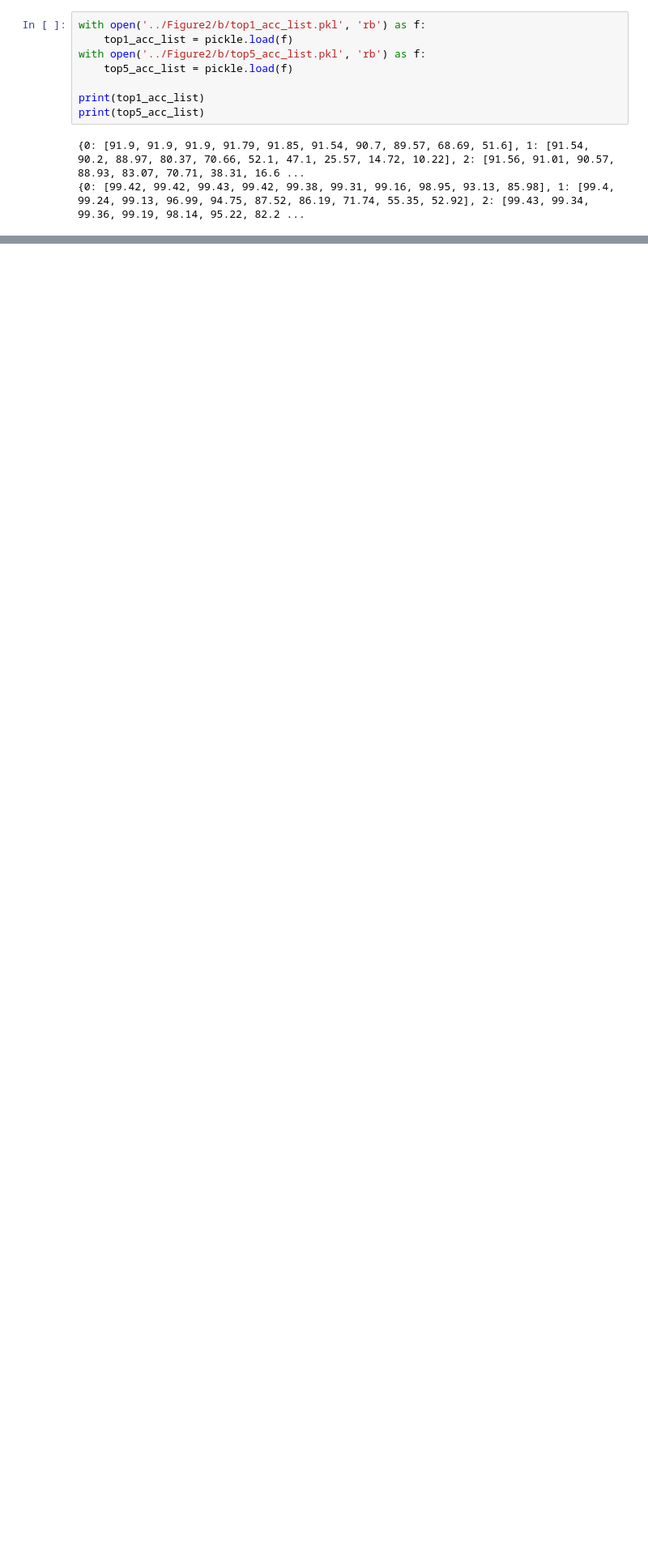
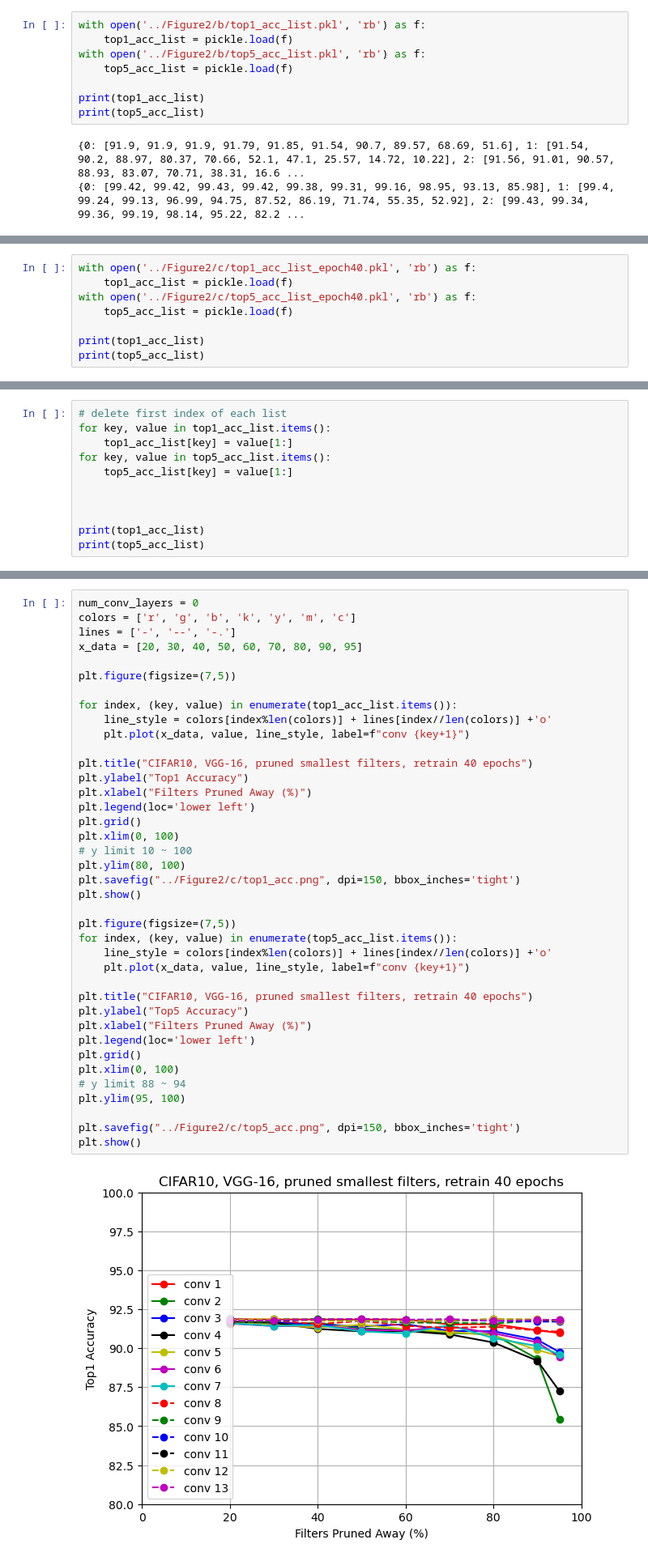
Before and after one commit to LeeHyungSeop/Basic_PyTorch, a Jupyter notebook: 03_Pruning_Filters_for_Efficient_Convnets/vgg16_pruning/fig2_visualization.ipynb, the cells around one changed output, grey strips where cells are left out. Shown at 81% size. Drawn from its saved outputs; the diff is of its cells as text; blank space fills up the shorter version.

```diff
--- a/03_Pruning_Filters_for_Efficient_Convnets/vgg16_pruning/fig2_visualization.ipynb
+++ b/03_Pruning_Filters_for_Efficient_Convnets/vgg16_pruning/fig2_visualization.ipynb
@@ -117,0 +122,8 @@ plt.show()
+# %%
+with open('../Figure2/c/top1_acc_list_epoch40.pkl', 'rb') as f:
+    top1_acc_list = pickle.load(f)
+with open('../Figure2/c/top5_acc_list_epoch40.pkl', 'rb') as f:
+    top5_acc_list = pickle.load(f)
+
+print(top1_acc_list)
+print(top5_acc_list)
@@ -117,0 +133,11 @@ plt.show()
+# %%
+# delete first index of each list
+for key, value in top1_acc_list.items():
+    top1_acc_list[key] = value[1:]
+for key, value in top5_acc_list.items():
+    top5_acc_list[key] = value[1:]
+
+
+
+print(top1_acc_list)
+print(top5_acc_list)
@@ -117,0 +147,41 @@ plt.show()
+# %%
+num_conv_layers = 0
+colors = ['r', 'g', 'b', 'k', 'y', 'm', 'c']
+lines = ['-', '--', '-.']
+x_data = [20, 30, 40, 50, 60, 70, 80, 90, 95]
+
+plt.figure(figsize=(7,5))
+
+for index, (key, value) in enumerate(top1_acc_list.items()):
+    line_style = colors[index%len(colors)] + lines[index//len(colors)] +'o'
+    plt.plot(x_data, value, line_style, label=f"conv {key+1}")
+
+plt.title("CIFAR10, VGG-16, pruned smallest filters, retrain 40 epochs")
+plt.ylabel("Top1 Accuracy")
+plt.xlabel("Filters Pruned Away (%)")
+plt.legend(loc='lower left')
+plt.grid()
+plt.xlim(0, 100)
+# y limit 10 ~ 100
+plt.ylim(80, 100)
+plt.savefig("../Figure2/c/top1_acc.png", dpi=150, bbox_inches='tight')
+plt.show()
+
+plt.figure(figsize=(7,5))
+for index, (key, value) in enumerate(top5_acc_list.items()):
+    line_style = colors[index%len(colors)] + lines[index//len(colors)] +'o'
+    plt.plot(x_data, value, line_style, label=f"conv {key+1}")
+
+plt.title("CIFAR10, VGG-16, pruned smallest filters, retrain 40 epochs")
+plt.ylabel("Top5 Accuracy")
+plt.xlabel("Filters Pruned Away (%)")
+plt.legend(loc='lower left')
+plt.grid()
+plt.xlim(0, 100)
+# y limit 88 ~ 94
+plt.ylim(95, 100)
+
+plt.savefig("../Figure2/c/top5_acc.png", dpi=150, bbox_inches='tight')
+plt.show()
+# %% [output]
+[figure, added]
```
Also changed, not shown: parts of 8 cells of this notebook, 22 other files.
